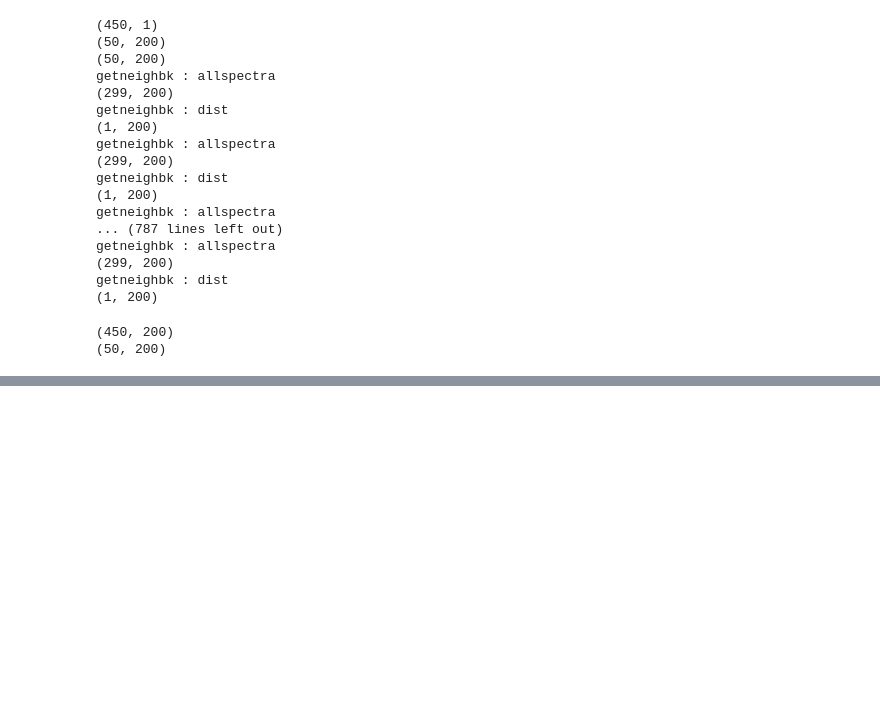
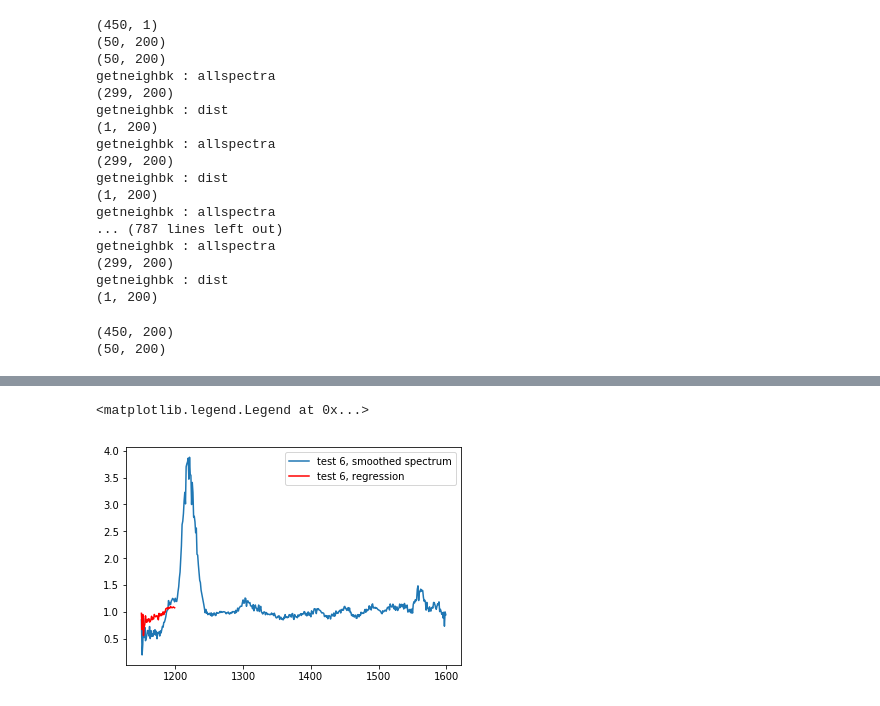
Before and after one commit to francesco-losterzo/MLPractice, a Jupyter notebook: Notebooks/LinearRegression_CS229.ipynb, the cells around one changed output, grey strips where cells are left out. Saved outputs shown, nothing was run; the diff lists cells and outputs as text; code cells hidden in the pictures; blank space fills up the shorter version.

```diff
--- a/Notebooks/LinearRegression_CS229.ipynb
+++ b/Notebooks/LinearRegression_CS229.ipynb
@@ -796,0 +848,8 @@ plt.hist(y_error)
+# %%
+# test sample n.6
+plt.plot(x_train, y_test_smooth[:,6], label = 'test 6, smoothed spectrum')
+plt.plot(x_train[x_train < 1200], y_test_regr[:,6], label = 'test 6, regression', c = 'r')
+plt.legend(loc='best')
+# %% [output]
+<matplotlib.legend.Legend at 0x...>
+[figure, added]
```
Also changed, not shown: parts of 10 cells of this notebook.
